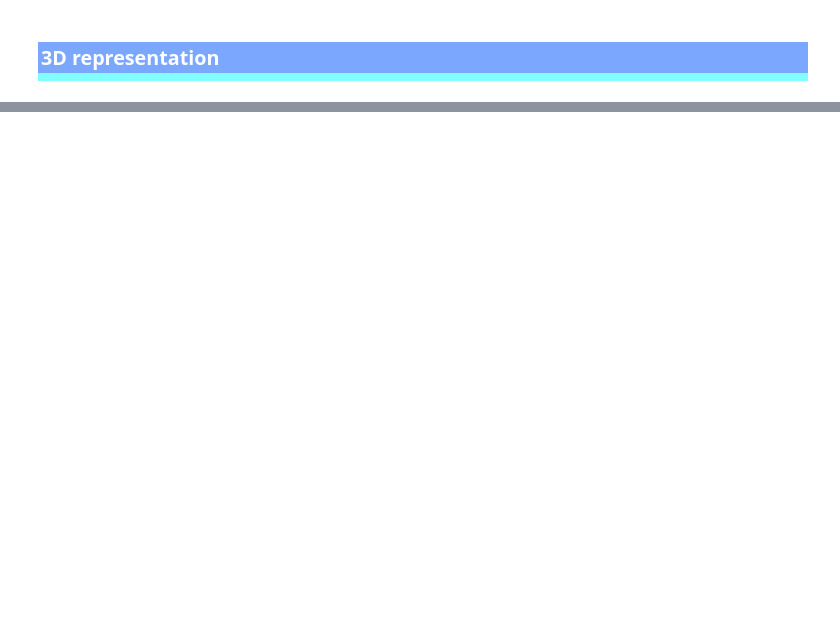
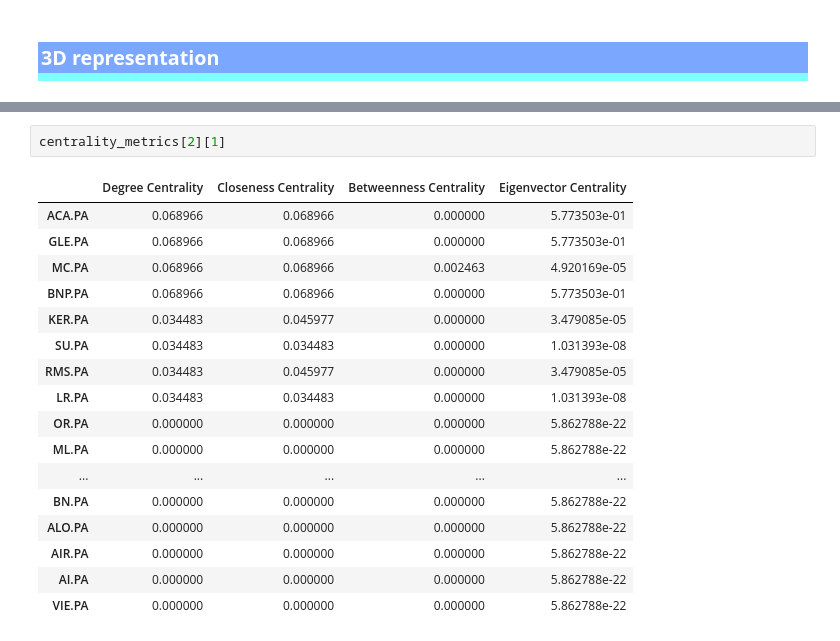
Before and after one commit to AntoineBuffandeau/Data_analysis_on_stocks, a Jupyter notebook: data_related_inn_fin.ipynb, the cells around one changed output, grey strips where cells are left out. Drawn from its saved outputs; the diff is of its cells as text; blank space fills up the shorter version.

```diff
--- a/data_related_inn_fin.ipynb
+++ b/data_related_inn_fin.ipynb
@@ -716,0 +846,20 @@ VIE.PA         0   0.000000     0.000000
+# %%
+centrality_metrics[2][1]
+# %% [output]
+|  | Degree Centrality | Closeness Centrality | Betweenness Centrality | Eigenvector Centrality |
+| ACA.PA | 0.068966 | 0.068966 | 0.000000 | 5.773503e-01 |
+| GLE.PA | 0.068966 | 0.068966 | 0.000000 | 5.773503e-01 |
+| MC.PA | 0.068966 | 0.068966 | 0.002463 | 4.920169e-05 |
+| BNP.PA | 0.068966 | 0.068966 | 0.000000 | 5.773503e-01 |
+| KER.PA | 0.034483 | 0.045977 | 0.000000 | 3.479085e-05 |
+| SU.PA | 0.034483 | 0.034483 | 0.000000 | 1.031393e-08 |
+| RMS.PA | 0.034483 | 0.045977 | 0.000000 | 3.479085e-05 |
+| LR.PA | 0.034483 | 0.034483 | 0.000000 | 1.031393e-08 |
+| OR.PA | 0.000000 | 0.000000 | 0.000000 | 5.862788e-22 |
+| ML.PA | 0.000000 | 0.000000 | 0.000000 | 5.862788e-22 |
+| ... | ... | ... | ... | ... |
+| BN.PA | 0.000000 | 0.000000 | 0.000000 | 5.862788e-22 |
+| ALO.PA | 0.000000 | 0.000000 | 0.000000 | 5.862788e-22 |
+| AIR.PA | 0.000000 | 0.000000 | 0.000000 | 5.862788e-22 |
+| AI.PA | 0.000000 | 0.000000 | 0.000000 | 5.862788e-22 |
+| VIE.PA | 0.000000 | 0.000000 | 0.000000 | 5.862788e-22 |
```
Also changed, not shown: parts of 38 cells of this notebook.
